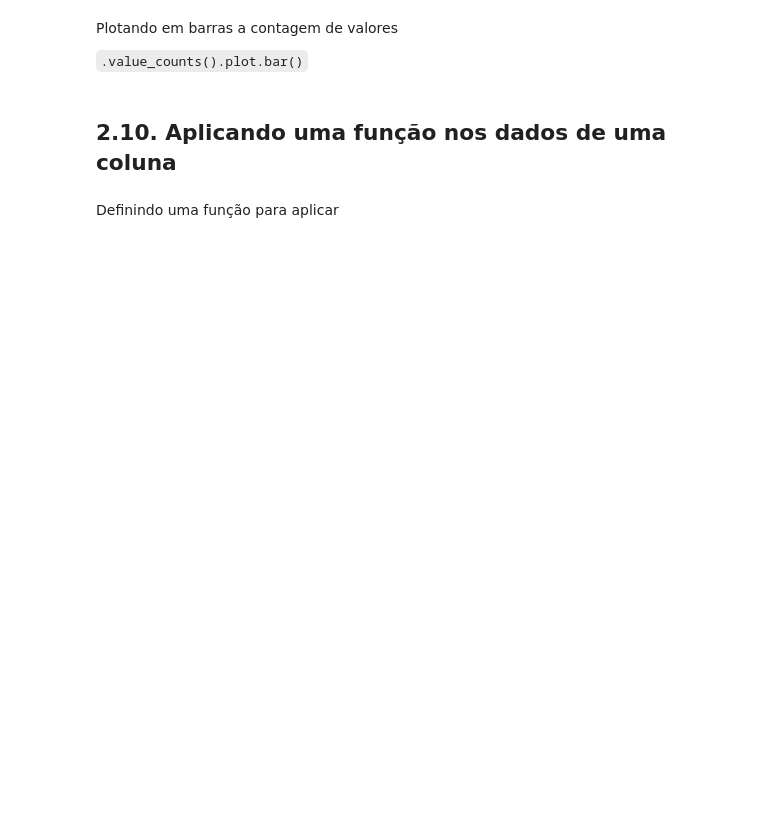
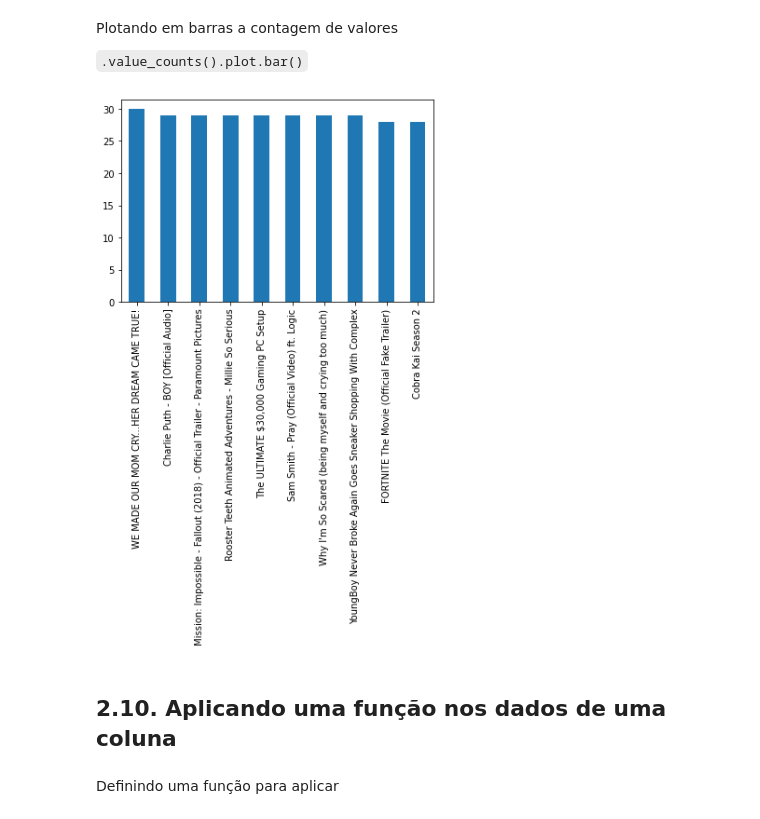
Before and after one commit to annerocha/Ci-ncia-de-dados, a Jupyter notebook: PythonBenford_31032021.ipynb, the cells around one changed output. Cells and saved outputs as stored; diff of their text form; code cells hidden in the pictures; blank space fills up the shorter version.

```diff
--- a/PythonBenford_31032021.ipynb
+++ b/PythonBenford_31032021.ipynb
@@ -242,3 +308,6 @@ Comando `.plot.bar()`
 ## 2.9. Contando valores
 
 Comando `.value_counts()`
+# %%
+df_yt = pd.read_csv(youtube)
+df_yt.head()
@@ -246,6 +331,10 @@ Comando `.value_counts()`
 Plotando em barras a contagem de valores
 
 `.value_counts().plot.bar()`
+# %%
+df_yt.title.value_counts().head(10).plot.bar();
+# %% [output]
+[figure, added]
 # %% [markdown]
 ## 2.10. Aplicando uma função nos dados de uma coluna
 # %% [markdown]
```
Also changed, not shown: parts of 31 cells of this notebook.
